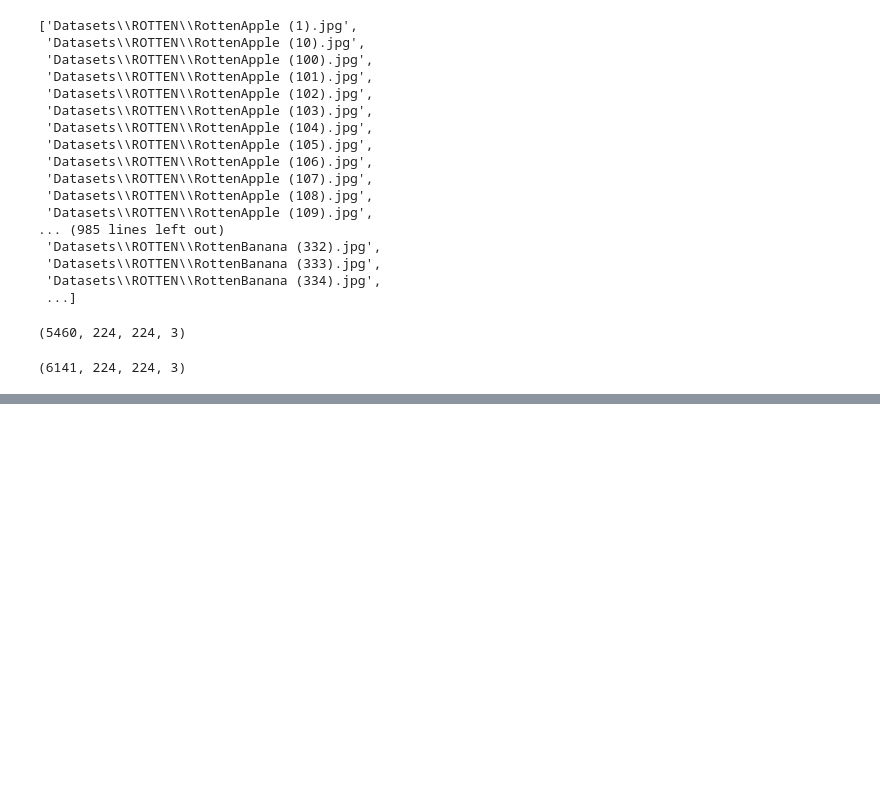
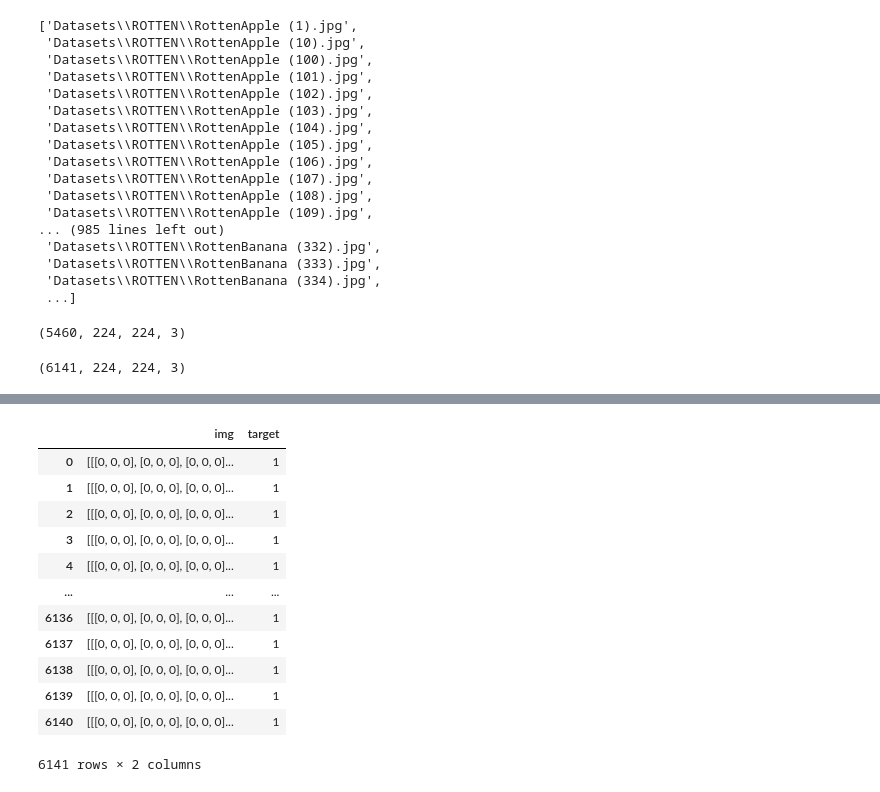
Before and after one commit to kailai-13/Rotten_Potatoes_and_More, a Jupyter notebook: rotten.ipynb, the cells around one changed output, grey strips where cells are left out. Drawn from its saved outputs; the diff is of its cells as text; code cells hidden in the pictures; blank space fills up the shorter version.

```diff
--- a/rotten.ipynb
+++ b/rotten.ipynb
@@ -84,0 +102,18 @@ r.shape
+# %%
+r=pd.DataFrame({'img':list(r),'target':[1]*len(r)})
+# %%
+r
+# %% [output]
+|  | img | target |
+| 0 | [[[0, 0, 0], [0, 0, 0], [0, 0, 0]... | 1 |
+| 1 | [[[0, 0, 0], [0, 0, 0], [0, 0, 0]... | 1 |
+| 2 | [[[0, 0, 0], [0, 0, 0], [0, 0, 0]... | 1 |
+| 3 | [[[0, 0, 0], [0, 0, 0], [0, 0, 0]... | 1 |
+| 4 | [[[0, 0, 0], [0, 0, 0], [0, 0, 0]... | 1 |
+| ... | ... | ... |
+| 6136 | [[[0, 0, 0], [0, 0, 0], [0, 0, 0]... | 1 |
+| 6137 | [[[0, 0, 0], [0, 0, 0], [0, 0, 0]... | 1 |
+| 6138 | [[[0, 0, 0], [0, 0, 0], [0, 0, 0]... | 1 |
+| 6139 | [[[0, 0, 0], [0, 0, 0], [0, 0, 0]... | 1 |
+| 6140 | [[[0, 0, 0], [0, 0, 0], [0, 0, 0]... | 1 |
+6141 rows × 2 columns
```
Also changed, not shown: parts of 3 cells of this notebook.
